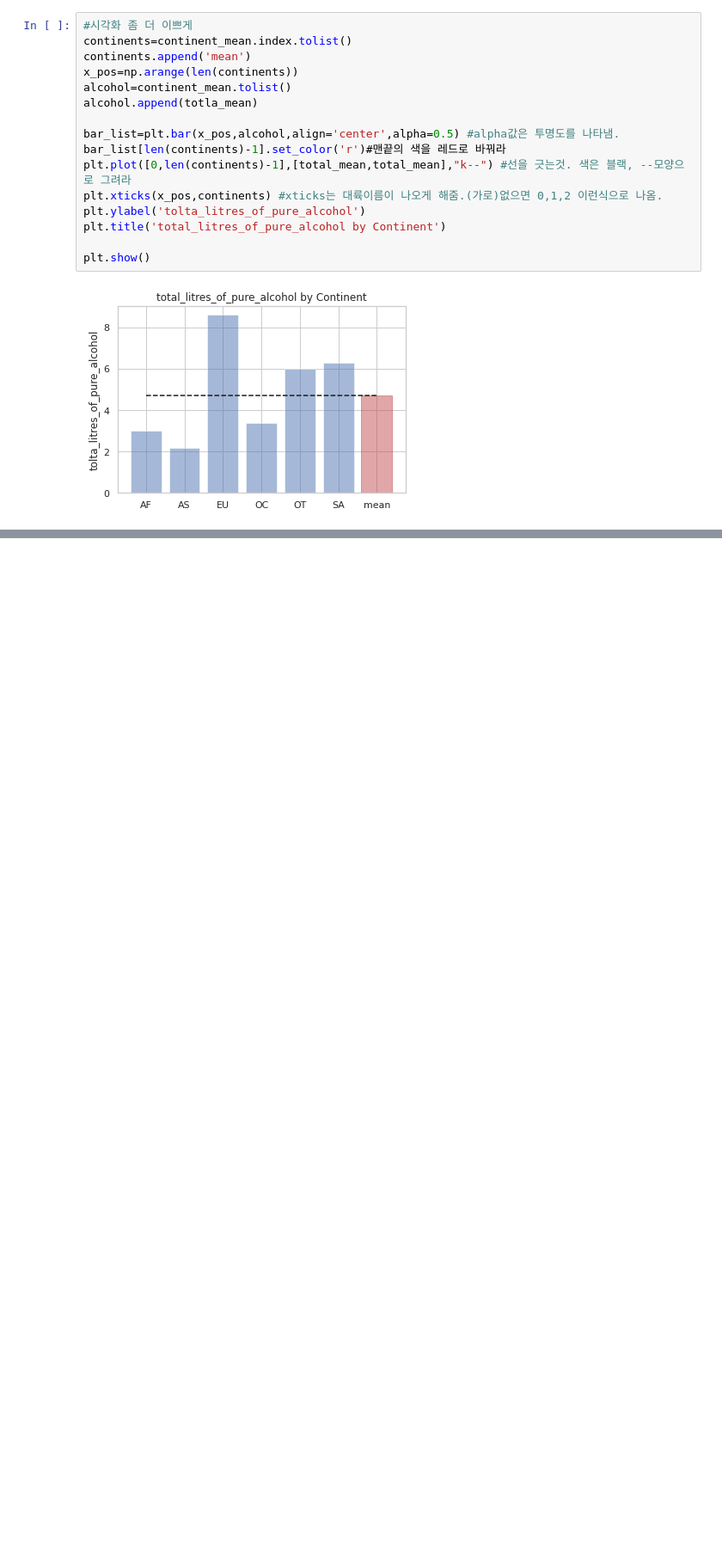
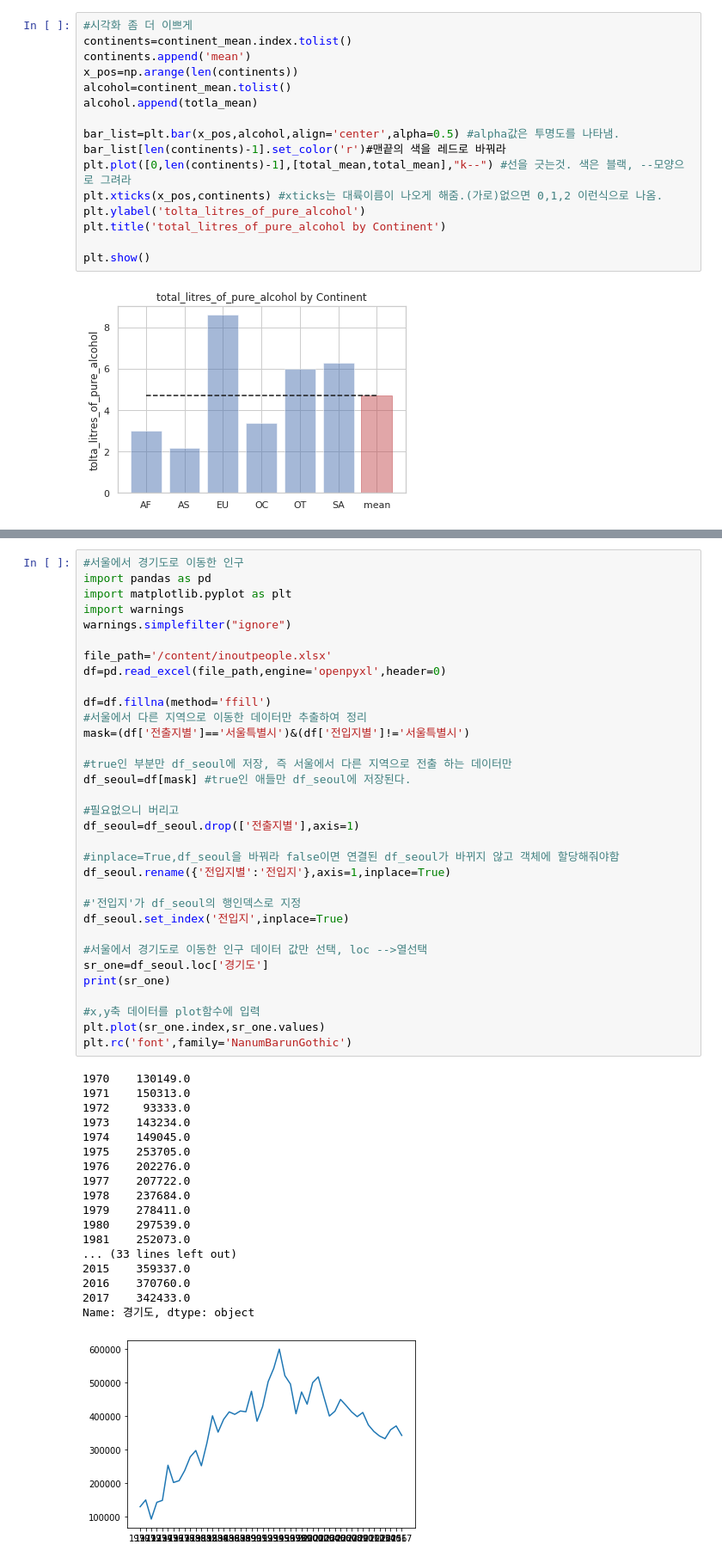
Before and after one commit to ldhml/Bigdata, a Jupyter notebook: bigdata.ipynb, the cells around one changed output, grey strips where cells are left out. Shown at 86% size. Cells and saved outputs as stored; diff of their text form; blank space fills up the shorter version.

```diff
--- a/bigdata.ipynb
+++ b/bigdata.ipynb
@@ -1500,0 +1568,52 @@ plt.show()
+# %%
+#서울에서 경기도로 이동한 인구
+import pandas as pd
+import matplotlib.pyplot as plt
+import warnings
+warnings.simplefilter("ignore")
+
+file_path='/content/inoutpeople.xlsx'
+df=pd.read_excel(file_path,engine='openpyxl',header=0)
+
+df=df.fillna(method='ffill')
+#서울에서 다른 지역으로 이동한 데이터만 추출하여 정리
+mask=(df['전출지별']=='서울특별시')&(df['전입지별']!='서울특별시')
+
+#true인 부분만 df_seoul에 저장, 즉 서울에서 다른 지역으로 전출 하는 데이터만
+df_seoul=df[mask] #true인 애들만 df_seoul에 저장된다.
+
+#필요없으니 버리고
+df_seoul=df_seoul.drop(['전출지별'],axis=1)
+
+#inplace=True,df_seoul을 바꿔라 false이면 연결된 df_seoul가 바뀌지 않고 객체에 할당해줘야함
+df_seoul.rename({'전입지별':'전입지'},axis=1,inplace=True)
+
+#'전입지'가 df_seoul의 행인덱스로 지정
+df_seoul.set_index('전입지',inplace=True)
+
+#서울에서 경기도로 이동한 인구 데이터 값만 선택, loc -->열선택
+sr_one=df_seoul.loc['경기도']
+print(sr_one)
+
+#x,y축 데이터를 plot함수에 입력
+plt.plot(sr_one.index,sr_one.values)
+plt.rc('font',family='NanumBarunGothic')
+# %% [output]
+1970    130149.0
+1971    150313.0
+1972     93333.0
+1973    143234.0
+1974    149045.0
+1975    253705.0
+1976    202276.0
+1977    207722.0
+1978    237684.0
+1979    278411.0
+1980    297539.0
+1981    252073.0
+... (33 lines left out)
+2015    359337.0
+2016    370760.0
+2017    342433.0
+Name: 경기도, dtype: object
+[figure, added]
```
Also changed, not shown: parts of 15 cells of this notebook.
